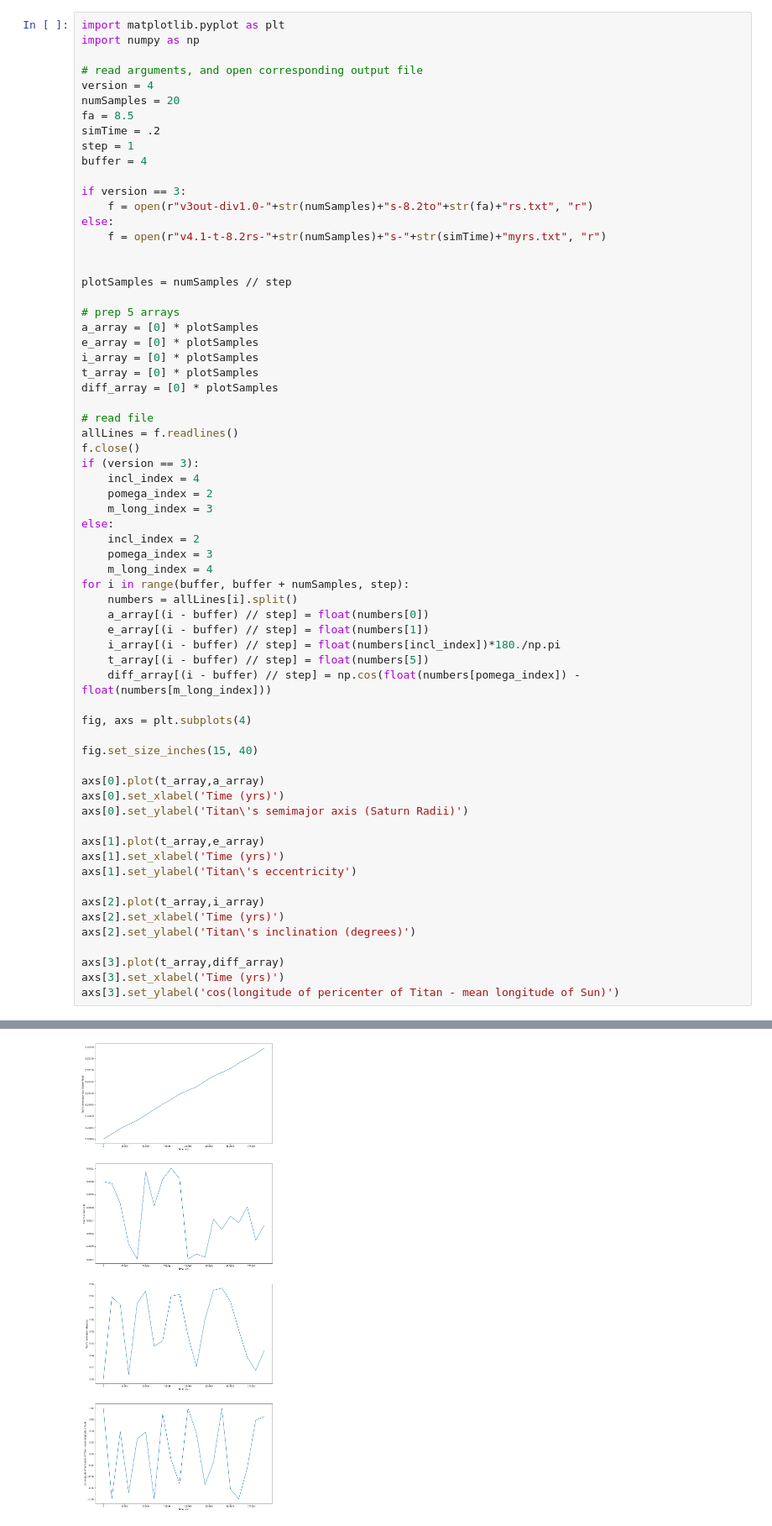
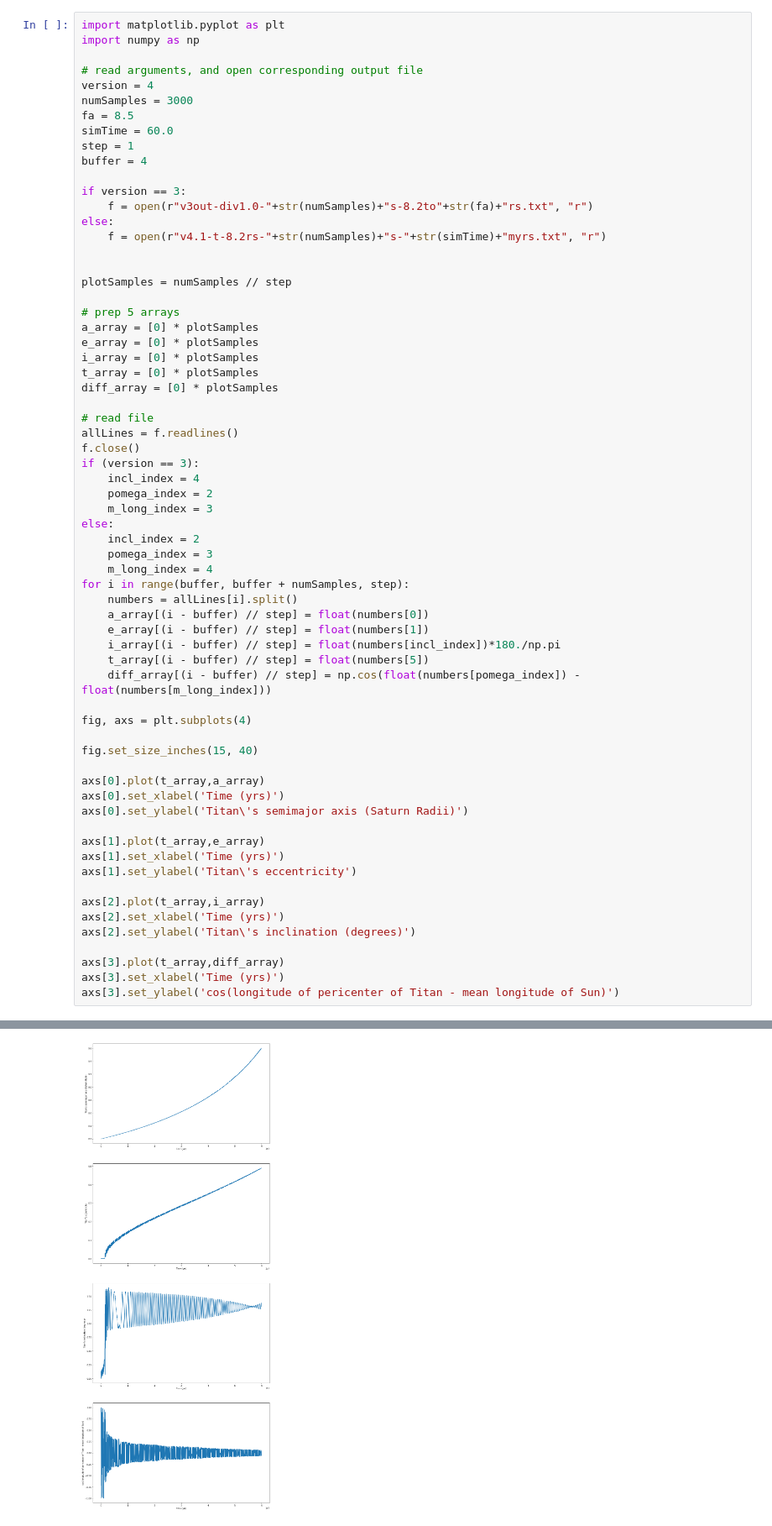
Before and after one commit to hdayuan/F21_JP_Titan-Sims, a Jupyter notebook: plot-titan.ipynb, the cells around one changed output, grey strips where cells are left out. Shown at 84% size. Drawn from its saved outputs; the diff is of its cells as text.

```diff
--- a/plot-titan.ipynb
+++ b/plot-titan.ipynb
@@ -4,9 +4,9 @@ import numpy as np
 
 # read arguments, and open corresponding output file
 version = 4
-numSamples = 20
+numSamples = 3000
 fa = 8.5
-simTime = .2
+simTime = 60.0
 step = 1
 buffer = 4
 
@@ -38,34 +38,34 @@ else:
     m_long_index = 4
 for i in range(buffer, buffer + numSamples, step):
     numbers = allLines[i].split()
     a_array[(i - buffer) // step] = float(numbers[0])
     e_array[(i - buffer) // step] = float(numbers[1])
     i_array[(i - buffer) // step] = float(numbers[incl_index])*180./np.pi
     t_array[(i - buffer) // step] = float(numbers[5])
     diff_array[(i - buffer) // step] = np.cos(float(numbers[pomega_index]) - float(numbers[m_long_index]))
 
 fig, axs = plt.subplots(4)
 
 fig.set_size_inches(15, 40)
 
 axs[0].plot(t_array,a_array)
 axs[0].set_xlabel('Time (yrs)')
 axs[0].set_ylabel('Titan\'s semimajor axis (Saturn Radii)')
 
 axs[1].plot(t_array,e_array)
 axs[1].set_xlabel('Time (yrs)')
 axs[1].set_ylabel('Titan\'s eccentricity')
 
 axs[2].plot(t_array,i_array)
 axs[2].set_xlabel('Time (yrs)')
 axs[2].set_ylabel('Titan\'s inclination (degrees)')
 
 axs[3].plot(t_array,diff_array)
 axs[3].set_xlabel('Time (yrs)')
 axs[3].set_ylabel('cos(longitude of pericenter of Titan - mean longitude of Sun)')
 # %% [output]
 Text(0, 0.5, 'cos(longitude of pericenter of Titan - mean longitude of Sun)')
-[figure, old version]
+[figure, new version]
 # %%
 start_ratio = 0.
 end_ratio = 1./8.
```
Also changed, not shown: 1 other file.
